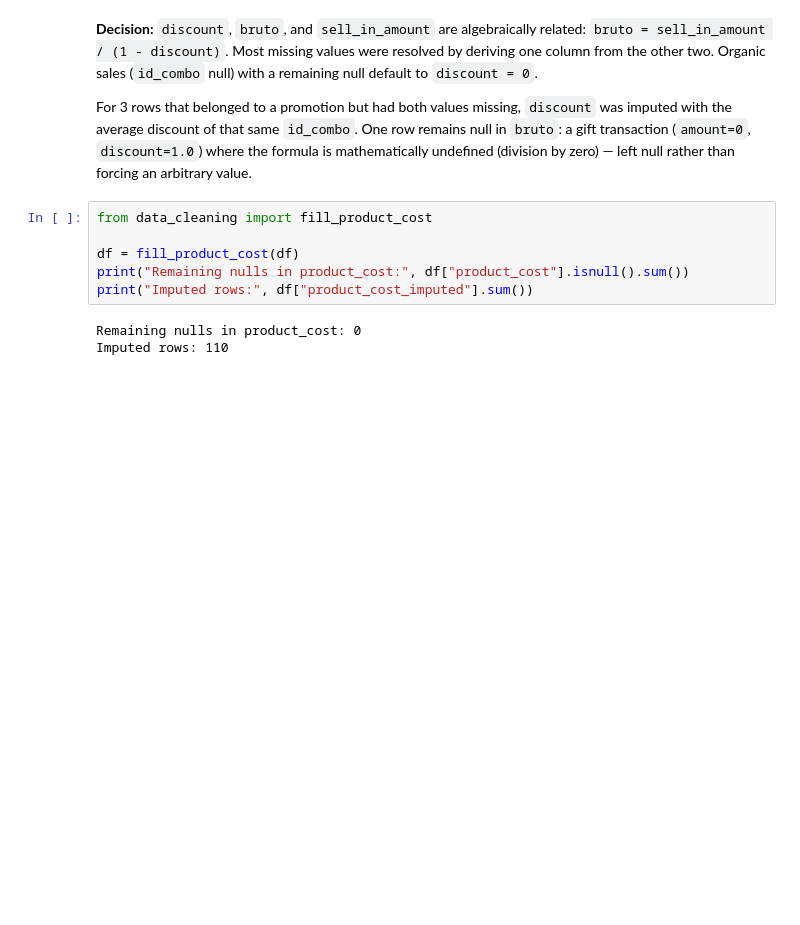
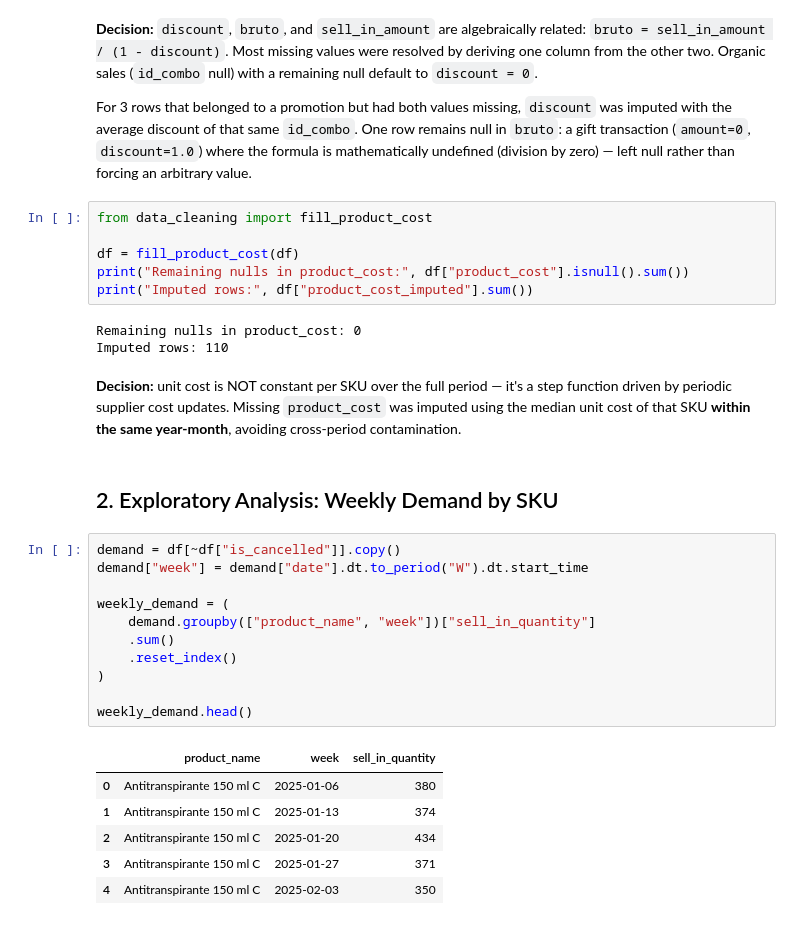
Before and after one commit to SibraimT/VEMIO-trial, a Jupyter notebook: notebooks/01_eda_cleaning.ipynb, the cells around one changed output. Drawn from its saved outputs; the diff is of its cells as text; blank space fills up the shorter version.

```diff
--- a/notebooks/01_eda_cleaning.ipynb
+++ b/notebooks/01_eda_cleaning.ipynb
@@ -70,3 +70,28 @@ print("Imputed rows:", df["product_cost_imputed"].sum())
 # %% [output]
 Remaining nulls in product_cost: 0
 Imputed rows: 110
+# %% [markdown]
+**Decision:** unit cost is NOT constant per SKU over the full period — it's a
+step function driven by periodic supplier cost updates. Missing `product_cost`
+was imputed using the median unit cost of that SKU **within the same
+year-month**, avoiding cross-period contamination.
+# %% [markdown]
+## 2. Exploratory Analysis: Weekly Demand by SKU
+# %%
+demand = df[~df["is_cancelled"]].copy()
+demand["week"] = demand["date"].dt.to_period("W").dt.start_time
+
+weekly_demand = (
+    demand.groupby(["product_name", "week"])["sell_in_quantity"]
+    .sum()
+    .reset_index()
+)
+
+weekly_demand.head()
+# %% [output]
+|  | product_name | week | sell_in_quantity |
+| 0 | Antitranspirante 150 ml C | 2025-01-06 | 380 |
+| 1 | Antitranspirante 150 ml C | 2025-01-13 | 374 |
+| 2 | Antitranspirante 150 ml C | 2025-01-20 | 434 |
+| 3 | Antitranspirante 150 ml C | 2025-01-27 | 371 |
+| 4 | Antitranspirante 150 ml C | 2025-02-03 | 350 |
```
Also changed, not shown: parts of 8 cells of this notebook, 1 other file.
